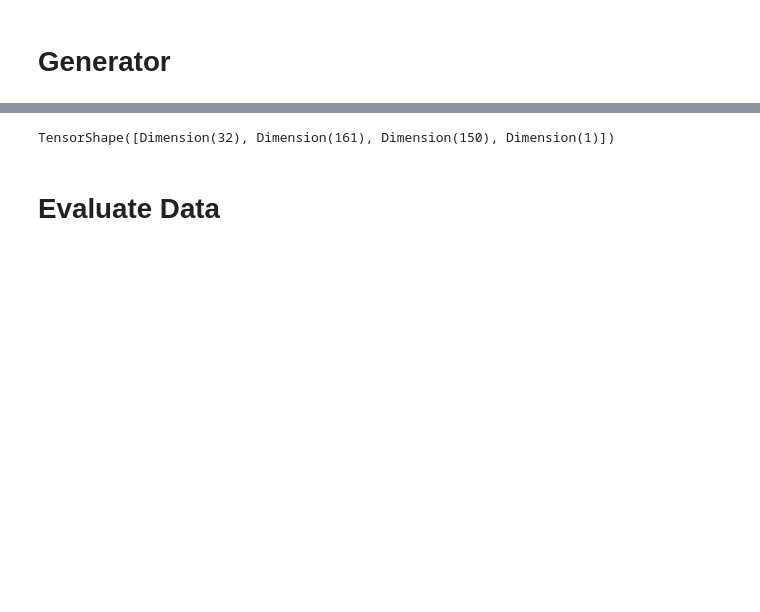
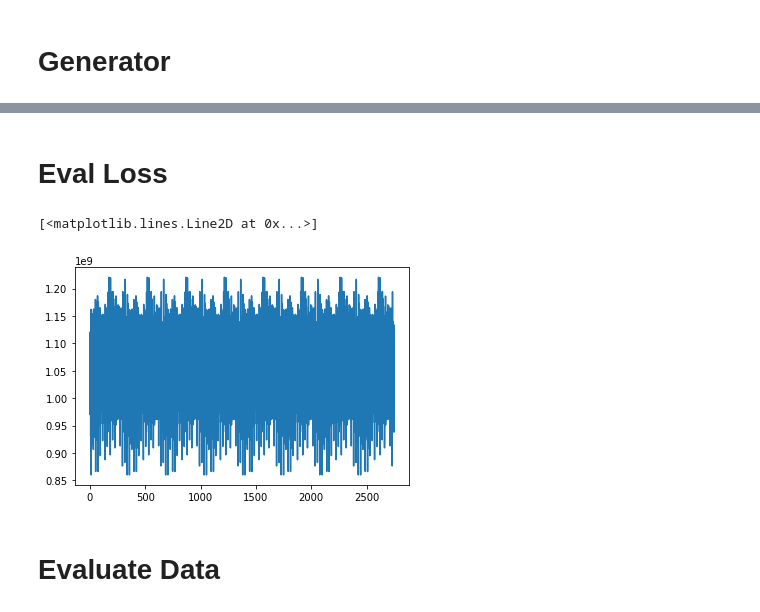
Before and after one commit to tmulc18/S2SCycleGAN, a Jupyter notebook: nbs/Supervised Spec.ipynb, the cells around one changed output, grey strips where cells are left out. Cells and saved outputs as stored; diff of their text form; code cells hidden in the pictures; blank space fills up the shorter version.

```diff
--- a/nbs/Supervised Spec.ipynb
+++ b/nbs/Supervised Spec.ipynb
@@ -127,7 +141,7 @@ def prelu(x,name='prelu'):
 # %% [markdown]
 # Set up Batch
 # %%
-b = Batch(mapping=bin_mapping,bin_max=bin_size_x[1],batch_size=32)
+b = Batch(mapping=bin_mapping,bin_max=bin_size_x[1],batch_size=16)
 # %% [markdown]
 # Build Graph and give inputs
 # %%
@@ -228,10 +358,13 @@ for i in tqdm(xrange(num_steps)):
     losses.append(l)
     if i % save_step == 0:
         save_path = saver.save(sess, save_path)
-# %%
-dl2.get_shape()
-# %% [output]
-TensorShape([Dimension(32), Dimension(161), Dimension(150), Dimension(1)])
+# %% [markdown]
+# Eval Loss
+# %%
+plt.plot(losses)
+# %% [output]
+[<matplotlib.lines.Line2D at 0x...>]
+[figure, added]
 # %% [markdown]
 # Evaluate Data
 # %%
```
Also changed, not shown: parts of 15 cells of this notebook, 11 other files.
